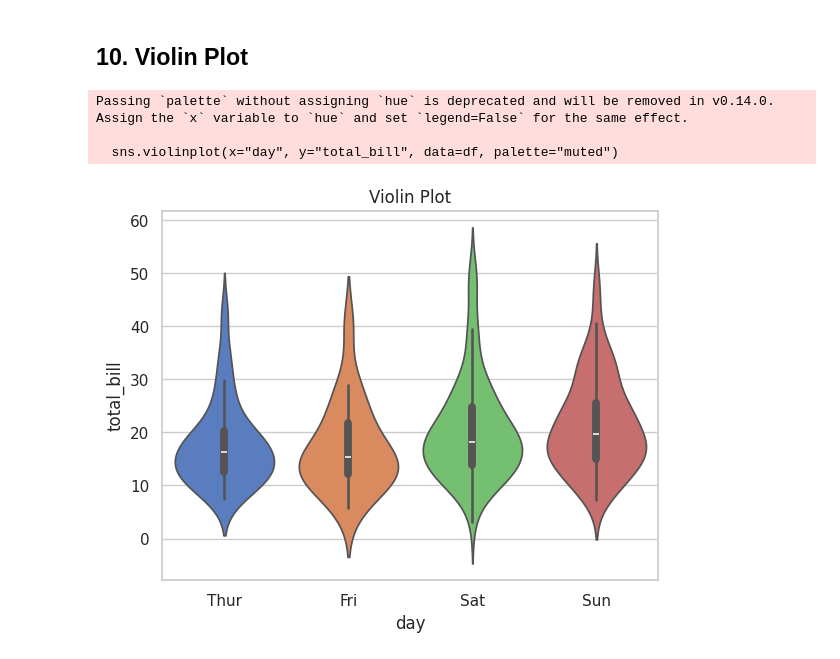
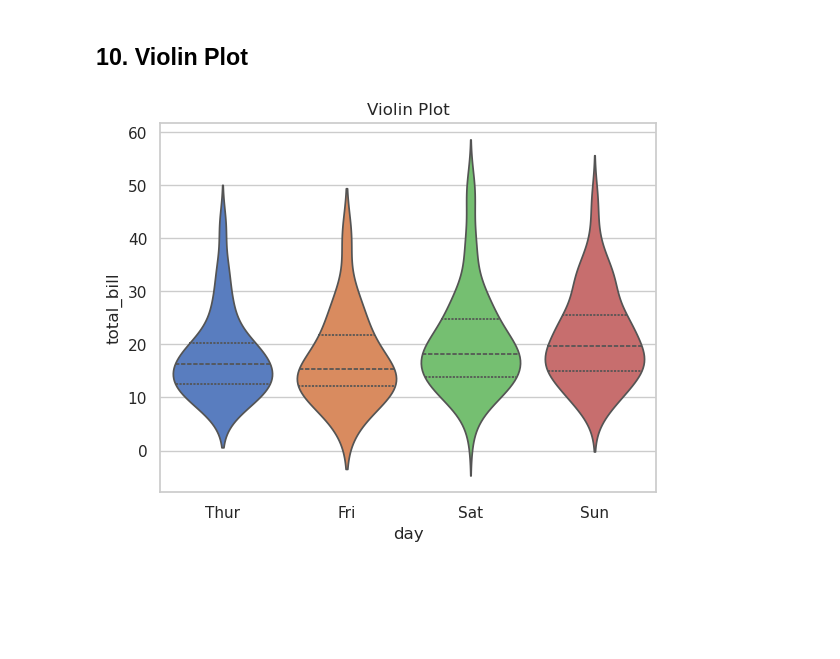
Before and after one commit to devarsh170407/DVD, a Jupyter notebook: Experiment-8/Ex_8.ipynb, the cells around one changed output. Cells and saved outputs as stored; diff of their text form; code cells hidden in the pictures; blank space fills up the shorter version.

```diff
--- a/Experiment-8/Ex_8.ipynb
+++ b/Experiment-8/Ex_8.ipynb
@@ -280,17 +275,17 @@ Passing `palette` without assigning `hue` is deprecated and will be removed in v
 # %%
 df = sns.load_dataset("tips")
 
-sns.violinplot(x="day", y="total_bill", data=df, palette="muted")
+sns.violinplot(
+    x="day",
+    y="total_bill",
+    data=df,
+    hue="day",
+    legend=False,
+    inner="quartile",
+    palette="muted"
+)
 
 plt.title("Violin Plot")
 plt.show()
-
-# MODIFY:
-# Add hue="sex"
-# Change inner="quartile"
-# Change palette
 # %% [output]
-Passing `palette` without assigning `hue` is deprecated and will be removed in v0.14.0. Assign the `x` variable to `hue` and set `legend=False` for the same effect.
-
-  sns.violinplot(x="day", y="total_bill", data=df, palette="muted")
-[figure, old version]
+[figure, new version]
```
Also changed, not shown: parts of 9 cells of this notebook.
